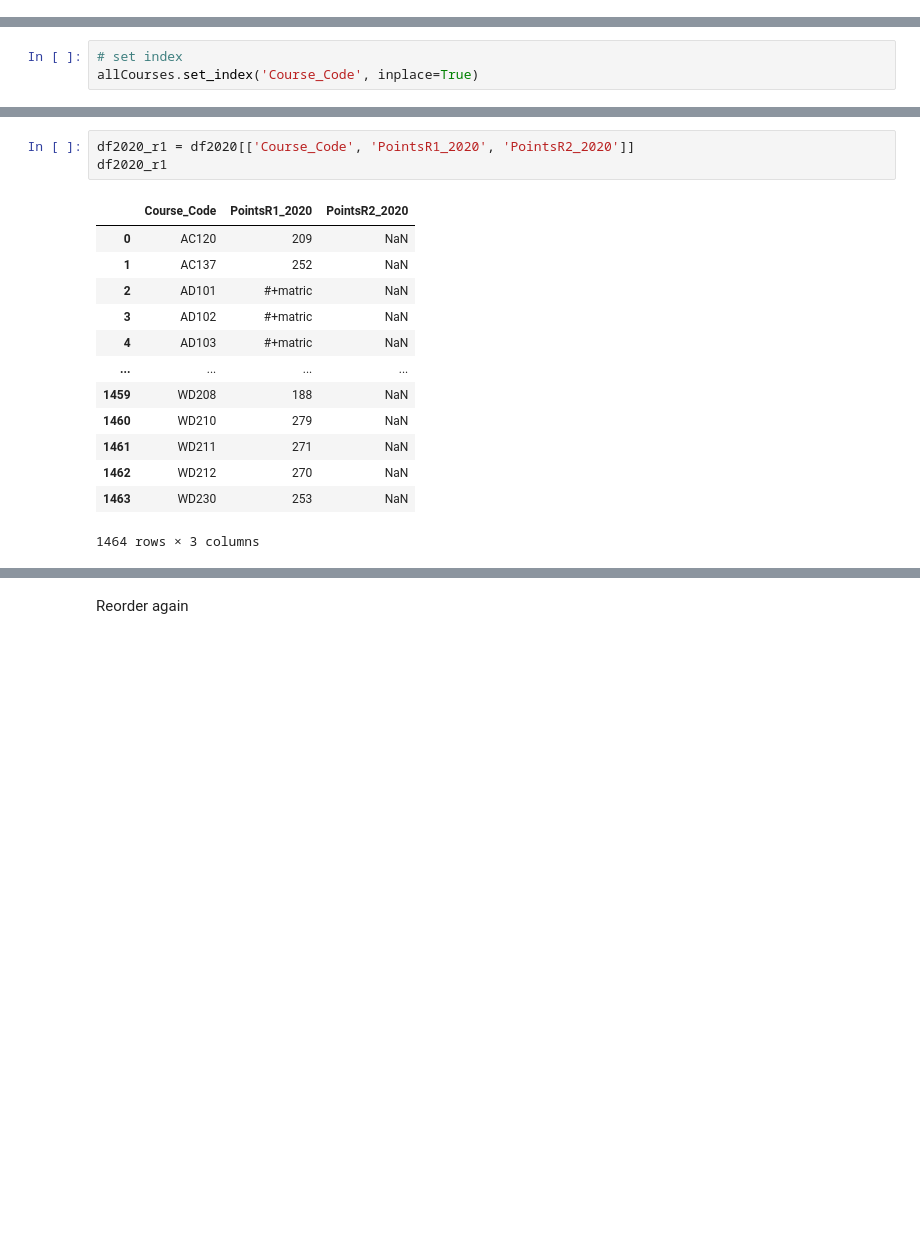
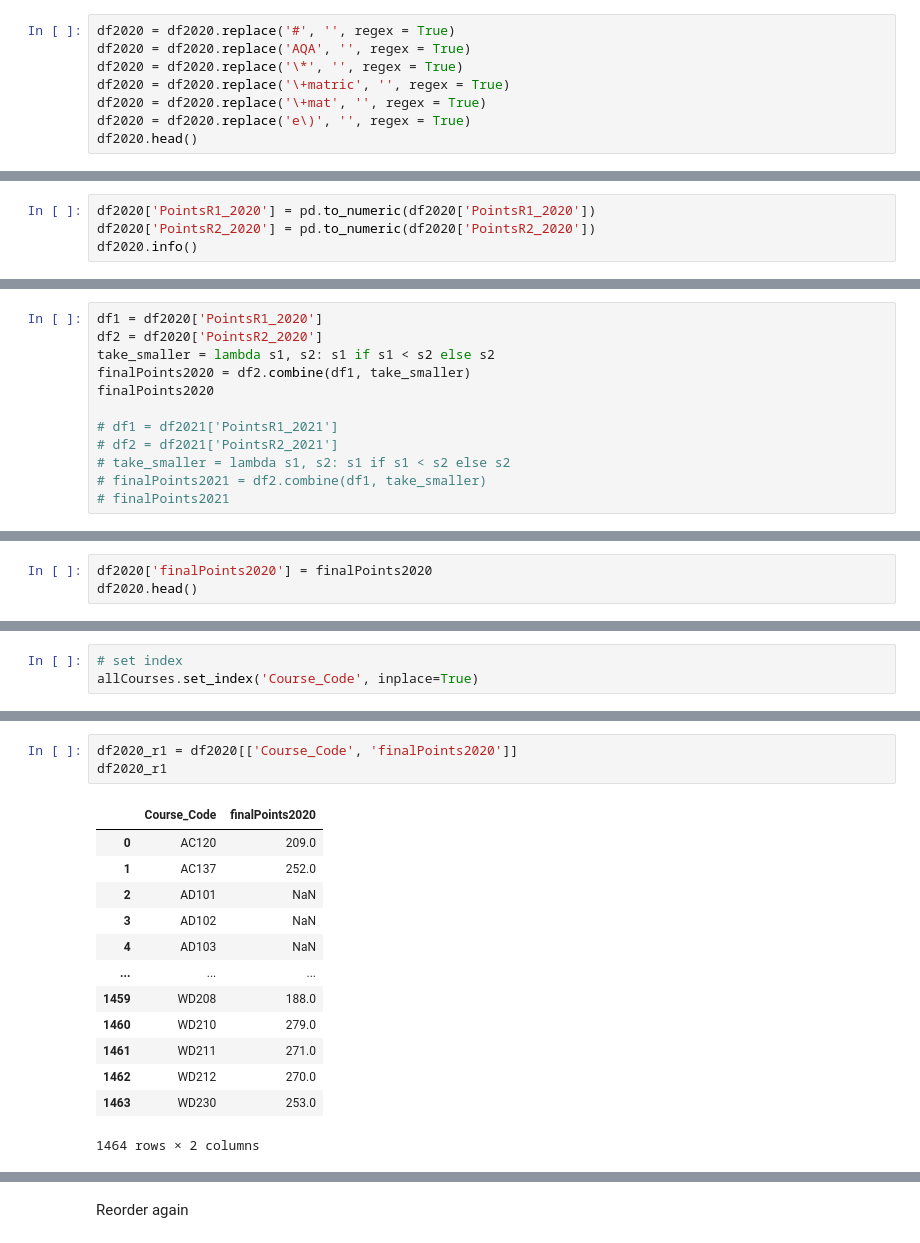
Before and after one commit to Caoimhinv/Fundamentals_Assessment, a Jupyter notebook: cao.ipynb, the cells around one changed output, grey strips where cells are left out. Cells and saved outputs as stored; diff of their text form; blank space fills up the shorter version.

Commit message:
finally a bit of clarity on CAO

```diff
--- a/cao.ipynb
+++ b/cao.ipynb
@@ -272,0 +388,8 @@ In the meantime we save this version to a new file again using the timestamp to
+# %%
+df2020 = df2020.replace('#', '', regex = True)
+df2020 = df2020.replace('AQA', '', regex = True)
+df2020 = df2020.replace('\*', '', regex = True)
+df2020 = df2020.replace('\+matric', '', regex = True)
+df2020 = df2020.replace('\+mat', '', regex = True)
+df2020 = df2020.replace('e\)', '', regex = True)
+df2020.head()
@@ -272,0 +405,4 @@ In the meantime we save this version to a new file again using the timestamp to
+# %%
+df2020['PointsR1_2020'] = pd.to_numeric(df2020['PointsR1_2020'])
+df2020['PointsR2_2020'] = pd.to_numeric(df2020['PointsR2_2020'])
+df2020.info()
@@ -272,0 +433,12 @@ In the meantime we save this version to a new file again using the timestamp to
+# %%
+df1 = df2020['PointsR1_2020']
+df2 = df2020['PointsR2_2020']
+take_smaller = lambda s1, s2: s1 if s1 < s2 else s2
+finalPoints2020 = df2.combine(df1, take_smaller)
+finalPoints2020
+
+# df1 = df2021['PointsR1_2021']
+# df2 = df2021['PointsR2_2021']
+# take_smaller = lambda s1, s2: s1 if s1 < s2 else s2
+# finalPoints2021 = df2.combine(df1, take_smaller)
+# finalPoints2021
@@ -272,0 +458,3 @@ In the meantime we save this version to a new file again using the timestamp to
+# %%
+df2020['finalPoints2020'] = finalPoints2020
+df2020.head()
@@ -534,20 +767,20 @@ allCourses.head()
 # %%
-df2020_r1 = df2020[['Course_Code', 'PointsR1_2020', 'PointsR2_2020']]
+df2020_r1 = df2020[['Course_Code', 'finalPoints2020']]
 df2020_r1
 # %% [output]
-|  | Course_Code | PointsR1_2020 | PointsR2_2020 |
-| 0 | AC120 | 209 | NaN |
-| 1 | AC137 | 252 | NaN |
-| 2 | AD101 | #+matric | NaN |
-| 3 | AD102 | #+matric | NaN |
-| 4 | AD103 | #+matric | NaN |
-| ... | ... | ... | ... |
-| 1459 | WD208 | 188 | NaN |
-| 1460 | WD210 | 279 | NaN |
-| 1461 | WD211 | 271 | NaN |
-| 1462 | WD212 | 270 | NaN |
-| 1463 | WD230 | 253 | NaN |
+|  | Course_Code | finalPoints2020 |
+| 0 | AC120 | 209.0 |
+| 1 | AC137 | 252.0 |
+| 2 | AD101 | NaN |
+| 3 | AD102 | NaN |
+| 4 | AD103 | NaN |
+| ... | ... | ... |
+| 1459 | WD208 | 188.0 |
+| 1460 | WD210 | 279.0 |
+| 1461 | WD211 | 271.0 |
+| 1462 | WD212 | 270.0 |
+| 1463 | WD230 | 253.0 |
-1464 rows × 3 columns
+1464 rows × 2 columns
 # %%
 df2020_r1.set_index('Course_Code', inplace=True)
 df2020_r1
```
Also changed, not shown: parts of 53 cells of this notebook, 13 other files.
